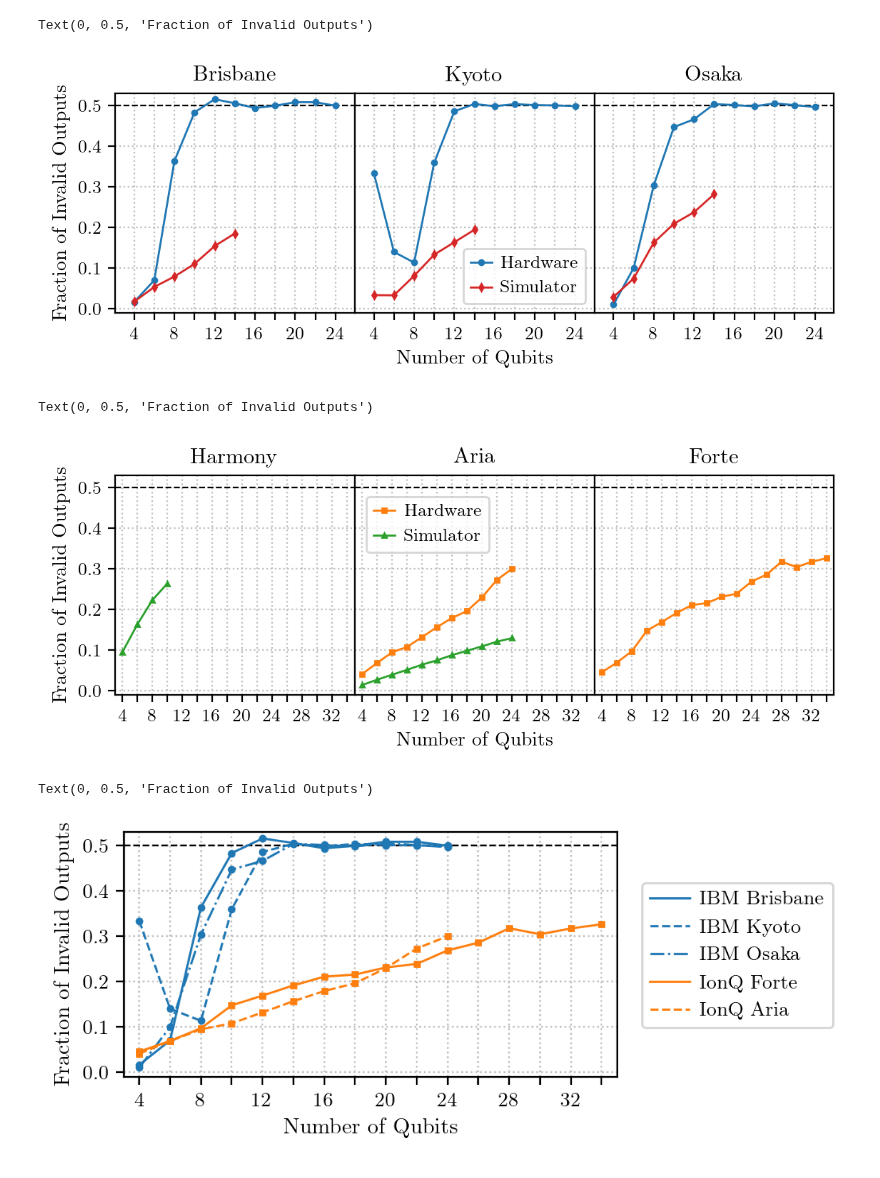
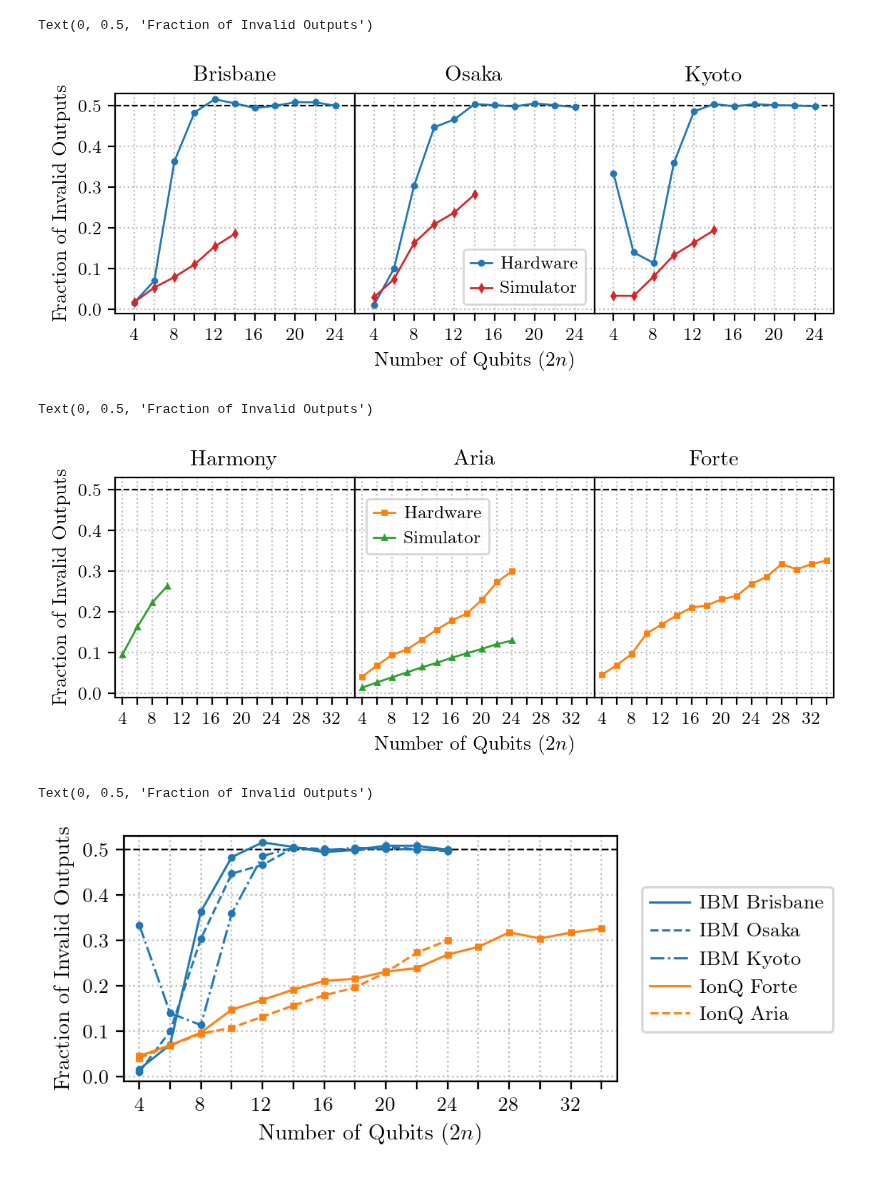
Before and after one commit to reecejrobertson/simons-algorithm, a Jupyter notebook: combinedPlotting.ipynb, the cells around one changed output. Saved outputs shown, nothing was run; the diff lists cells and outputs as text; code cells hidden in the pictures.

Commit message:
Updates to plotting function.

```diff
--- a/combinedPlotting.ipynb
+++ b/combinedPlotting.ipynb
@@ -162,41 +162,41 @@ _plot_args_sim['label'] = 'Simulator'
 ax[0].set_xlim(2.1, 25.9)
 ax[0].set_ylim(-0.01, 0.53)
 ax[0].set_yticks(np.arange(0, 0.51, 0.1))
 ax[0].set_xticks(np.arange(4, 24+1, 2))
 
 ax[1].yaxis.set_ticks_position('none')
 ax[2].yaxis.set_ticks_position('none')
 
 ax[0].set_xticklabels([str(nq) if nq % 4 == 0 else "" for nq in range(4, 24+1, 2)])
 
 ax[0].grid(color='0.75', linestyle=':')
 ax[1].grid(color='0.75', linestyle=':')
 ax[2].grid(color='0.75', linestyle=':')
 
 ax[0].axhline(0.5, color='black', linestyle='--', linewidth=0.8)
 ax[1].axhline(0.5, color='black', linestyle='--', linewidth=0.8)
 ax[2].axhline(0.5, color='black', linestyle='--', linewidth=0.8)
 
 _do_plot(ax[0], *data['IBM Brisbane'], **_plot_args_expt)
 _do_plot(ax[0], *data['IBM Brisbane Simulator'], **_plot_args_sim)
 
-_do_plot(ax[1], *data['IBM Kyoto'], **_plot_args_expt)
-_do_plot(ax[1], *data['IBM Kyoto Simulator'], **_plot_args_sim)
+_do_plot(ax[1], *data['IBM Osaka'], **_plot_args_expt)
+_do_plot(ax[1], *data['IBM Osaka Simulator'], **_plot_args_sim)
 
-_do_plot(ax[2], *data['IBM Osaka'], **_plot_args_expt)
-_do_plot(ax[2], *data['IBM Osaka Simulator'], **_plot_args_sim)
+_do_plot(ax[2], *data['IBM Kyoto'], **_plot_args_expt)
+_do_plot(ax[2], *data['IBM Kyoto Simulator'], **_plot_args_sim)
 
 ax[1].legend(handletextpad=0.5, handlelength=1.2)
 
 ax[0].set_title("Brisbane")
-ax[1].set_title("Kyoto")
-ax[2].set_title("Osaka")
+ax[1].set_title("Osaka")
+ax[2].set_title("Kyoto")
 
-ax[1].set_xlabel("Number of Qubits")
+ax[1].set_xlabel("Number of Qubits ($2n$)")
 ax[0].set_ylabel("Fraction of Invalid Outputs")
 # %% [output]
 Text(0, 0.5, 'Fraction of Invalid Outputs')
-[figure, old version]
+[figure, new version]
 # %%
 fig.savefig("IBMComparisonTest.pdf", format='pdf', bbox_inches='tight')
 # %%
@@ -248,11 +248,11 @@ ax[0].set_title("Harmony")
 ax[1].set_title("Aria")
 ax[2].set_title("Forte")
 
-ax[1].set_xlabel("Number of Qubits")
+ax[1].set_xlabel("Number of Qubits ($2n$)")
 ax[0].set_ylabel("Fraction of Invalid Outputs")
 # %% [output]
 Text(0, 0.5, 'Fraction of Invalid Outputs')
-[figure, old version]
+[figure, new version]
 # %%
 fig.savefig("IonQComparisonTest.pdf", format='pdf', bbox_inches='tight')
 # %%
@@ -280,18 +280,18 @@ ax.grid(color='0.75', linestyle=':')
 ax.axhline(0.5, color='black', linestyle='--', linewidth=0.8)
 
 _do_plot(ax, *data['IBM Brisbane'], **_plot_args_ibm, linestyle='-', label="IBM Brisbane")
-_do_plot(ax, *data['IBM Kyoto'], **_plot_args_ibm, linestyle='--', label="IBM Kyoto")
-_do_plot(ax, *data['IBM Osaka'], **_plot_args_ibm, linestyle='-.', label="IBM Osaka")
+_do_plot(ax, *data['IBM Osaka'], **_plot_args_ibm, linestyle='--', label="IBM Osaka")
+_do_plot(ax, *data['IBM Kyoto'], **_plot_args_ibm, linestyle='-.', label="IBM Kyoto")
 
 _do_plot(ax, *data['IonQ Forte'], **_plot_args_ionq, linestyle='-', label="IonQ Forte")
 _do_plot(ax, *data['IonQ Aria'], **_plot_args_ionq, linestyle='--', label="IonQ Aria")
 
 ax.legend(loc=(1.05, 0.2), handletextpad=0.5, handlelength=2.0, markerscale=0)
 
-ax.set_xlabel("Number of Qubits")
+ax.set_xlabel("Number of Qubits ($2n$)")
 ax.set_ylabel("Fraction of Invalid Outputs")
 # %% [output]
 Text(0, 0.5, 'Fraction of Invalid Outputs')
-[figure, old version]
+[figure, new version]
 # %%
 fig.savefig("IBMIonQComparisonTest.pdf", format='pdf', bbox_inches='tight')
```
Also changed, not shown: parts of 1 cell of this notebook.
